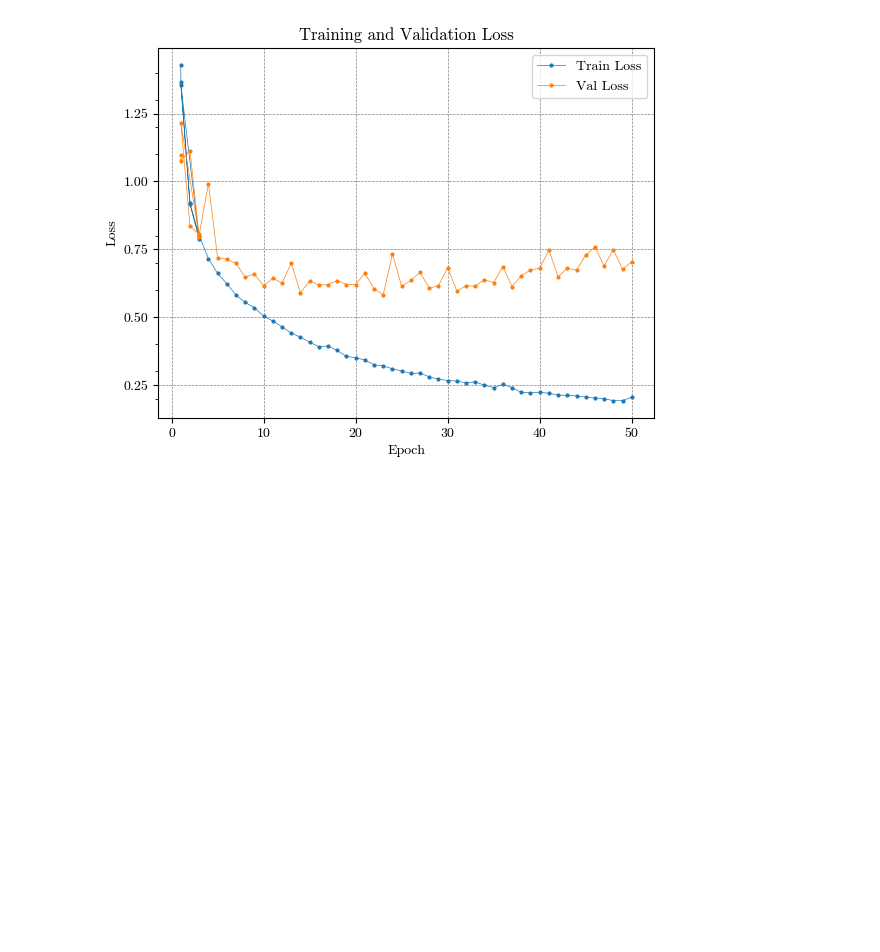
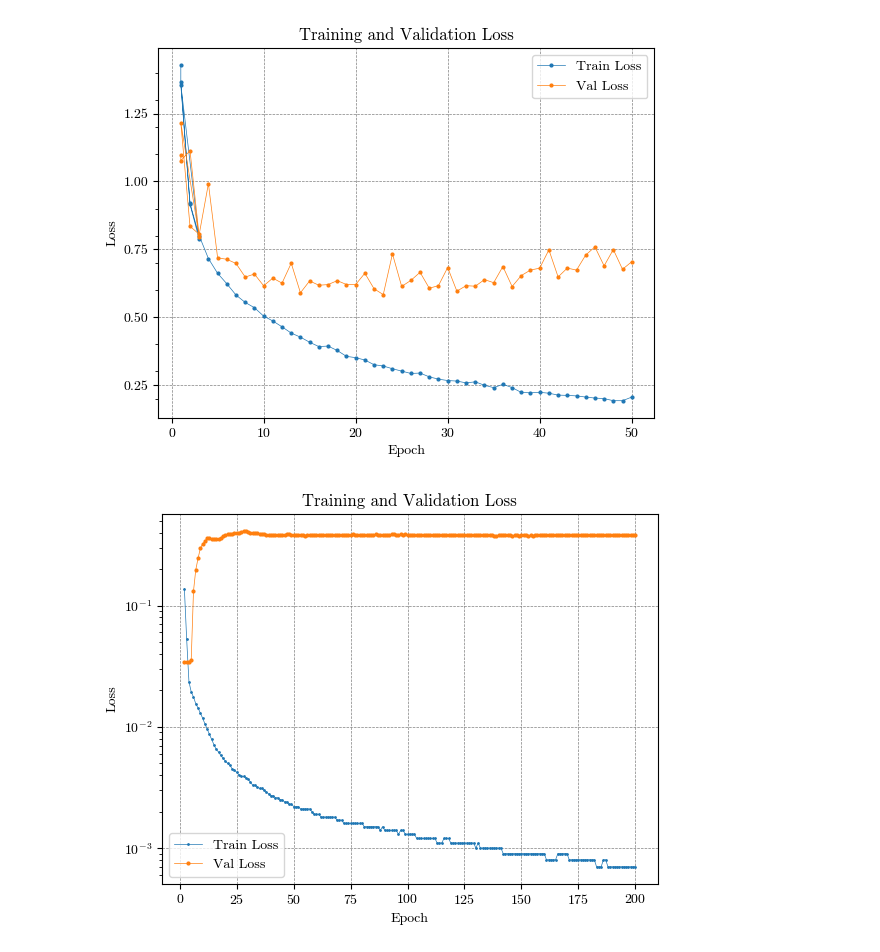
Before and after one commit to CIIC-C-T-Polytechnic-of-Leiria/InPainTor, a Jupyter notebook: notebooks/0_General_testing.ipynb, the cells around one changed output. Cells and saved outputs as stored; diff of their text form; code cells hidden in the pictures; blank space fills up the shorter version.

```diff
--- a/notebooks/0_General_testing.ipynb
+++ b/notebooks/0_General_testing.ipynb
@@ -174,3 +173,48 @@ plotter = Plotter(os.path.join(root_dir, 'logs', 'metrics_segmentor.txt'))
 plotter.plot(log_scale=False)
 # %% [output]
 [figure]
+# %%
+import re
+import matplotlib.pyplot as plt
+import datetime
+import os
+import matplotlib as mpl
+
+mpl.rcParams['font.family'] = 'serif'
+mpl.rcParams['font.serif'] = ['cmr10']
+mpl.rcParams['axes.formatter.use_mathtext'] = True
+
+
+def plot_training_log(file_path, log_scale=False):
+    # Regular expression to extract data from each line
+    pattern = r".+Epoch (\d+), Loss: (\d+\.\d+), Val Loss: (\d+\.\d+), Best Val Loss: (\d+\.\d+), Timestamp: (.+)"
+    epoch, loss, val_loss, best_val_loss, timestamp = [], [], [], [], []
+
+    # Open the file and read it line by line
+    with open(file_path, 'r') as f:
+        for line in f:
+            match = re.match(pattern, line)
+            if match:
+                epoch.append(int(match.group(1)))
+                loss.append(float(match.group(2)))
+                val_loss.append(float(match.group(3)))
+                best_val_loss.append(float(match.group(4)))
+                timestamp.append(datetime.datetime.strptime(match.group(5), "%Y-%m-%d %H:%M:%S"))
+
+    plt.grid(visible=True, color='gray', linestyle='--', linewidth=0.5)
+    plt.plot(epoch, loss, label='Train Loss', marker='o', linestyle='-', linewidth=0.5, markersize=1)
+    plt.plot(epoch, val_loss, label='Val Loss', marker='o', linestyle='-', linewidth=0.5, markersize=2)
+    plt.xlabel('Epoch')
+    plt.ylabel('Loss')
+    plt.title('Training and Validation Loss')
+    plt.legend()
+    if log_scale:
+        plt.yscale('log')
+    # Show the plot
+    plt.show()
+
+
+# Example usage
+plot_training_log('/home/tiagociiic/Projects/InpainTor/logs/train2024-06-20 18:57:18.log', log_scale=True)
+# %% [output]
+[figure, added]
```
Also changed, not shown: parts of 3 cells of this notebook, 6 other files.
